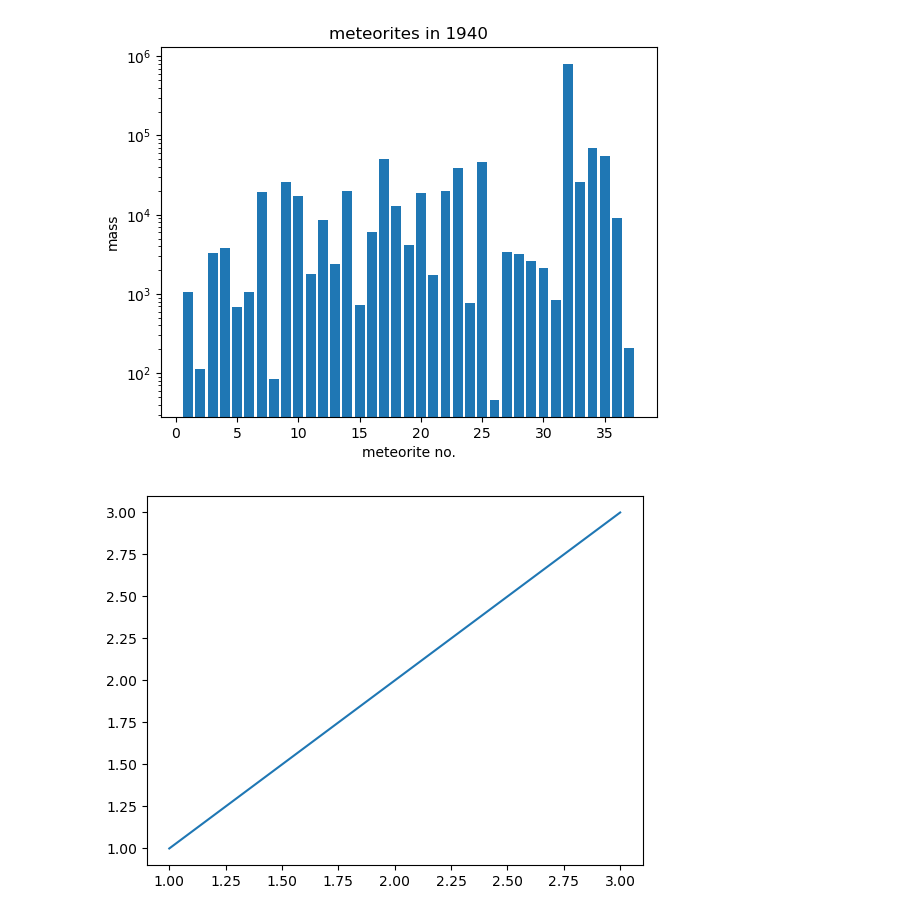
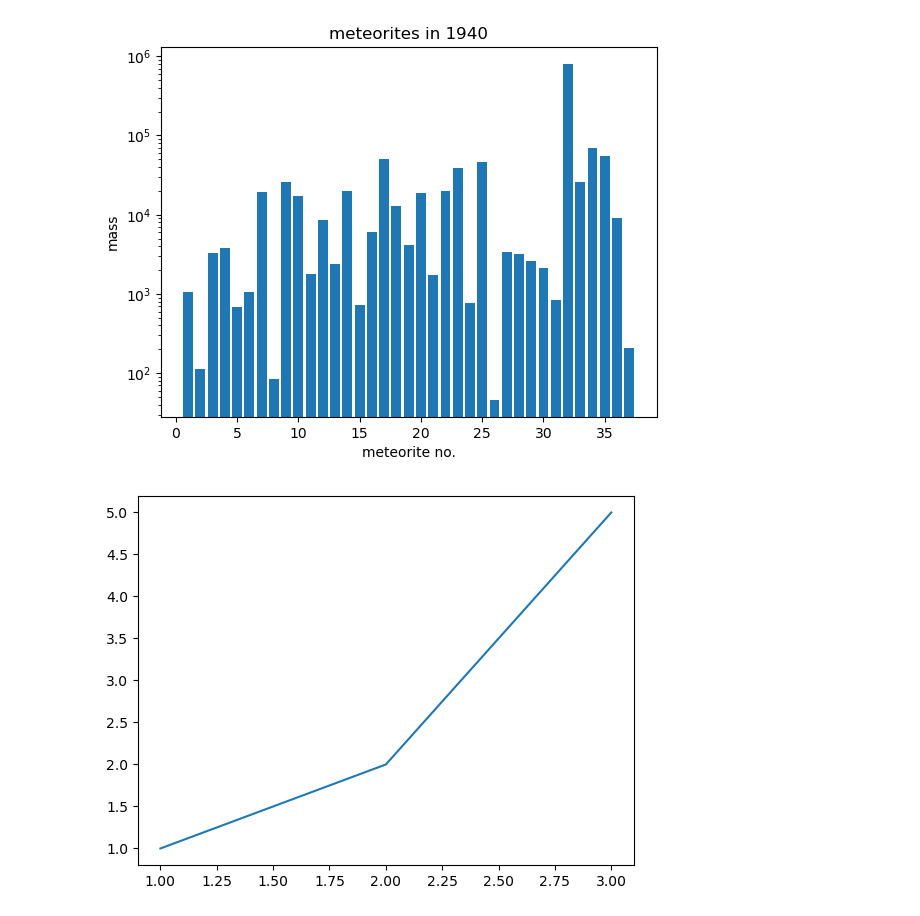
Before and after one commit to lexiestence/lexiestence.github.io, a Jupyter notebook: python/project/experimental.ipynb, the cells around one changed output. Drawn from its saved outputs; the diff is of its cells as text; code cells hidden in the pictures.

```diff
--- a/python/project/experimental.ipynb
+++ b/python/project/experimental.ipynb
@@ -66,8 +115,8 @@ plt.show()
 # %%
 
 x = [1,2,3]
-y = [1,2,3]
+y = [1,2,5]
 plt.plot(x,y)
 plt.show()
 # %% [output]
-[figure, old version]
+[figure, new version]
```
Also changed, not shown: parts of 12 cells of this notebook, 1 other file.
